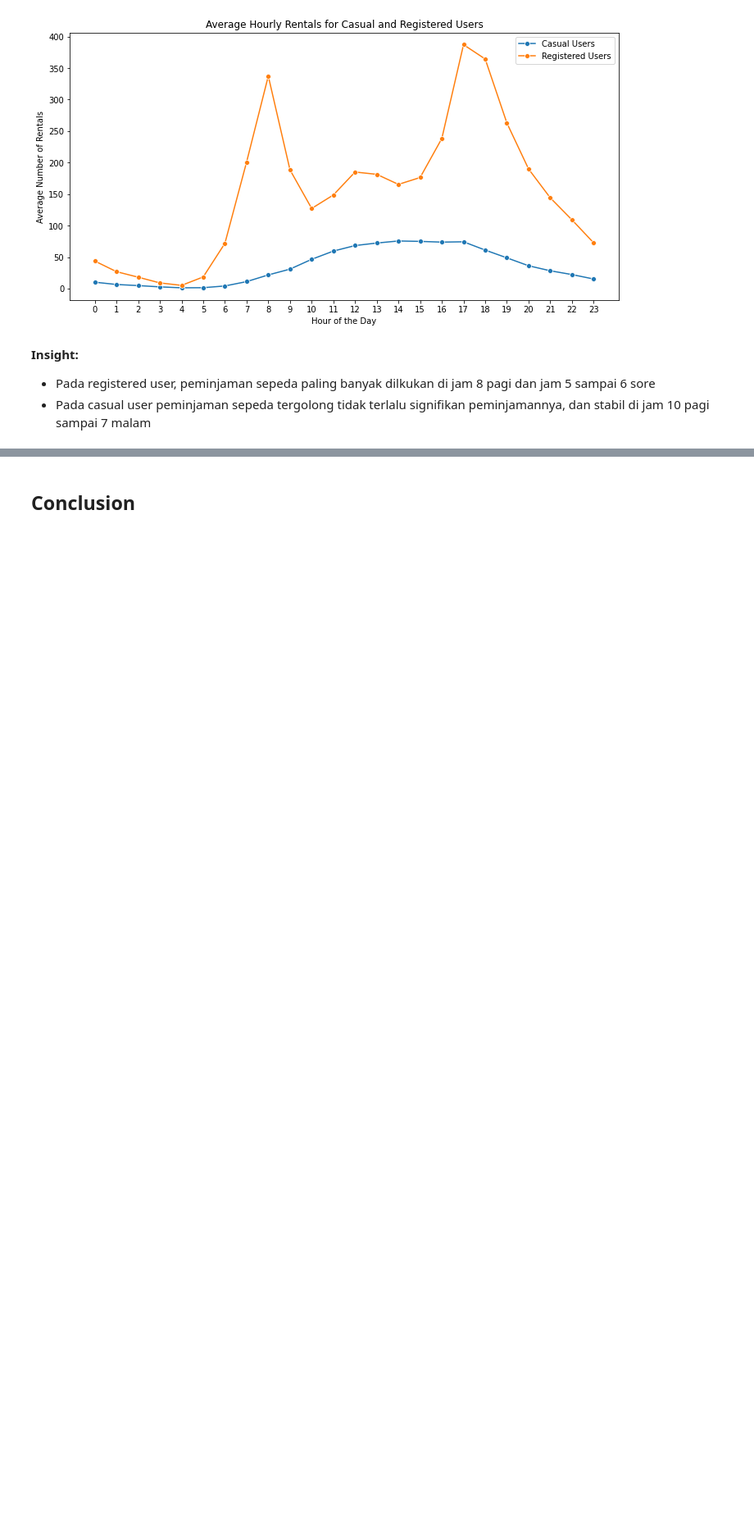
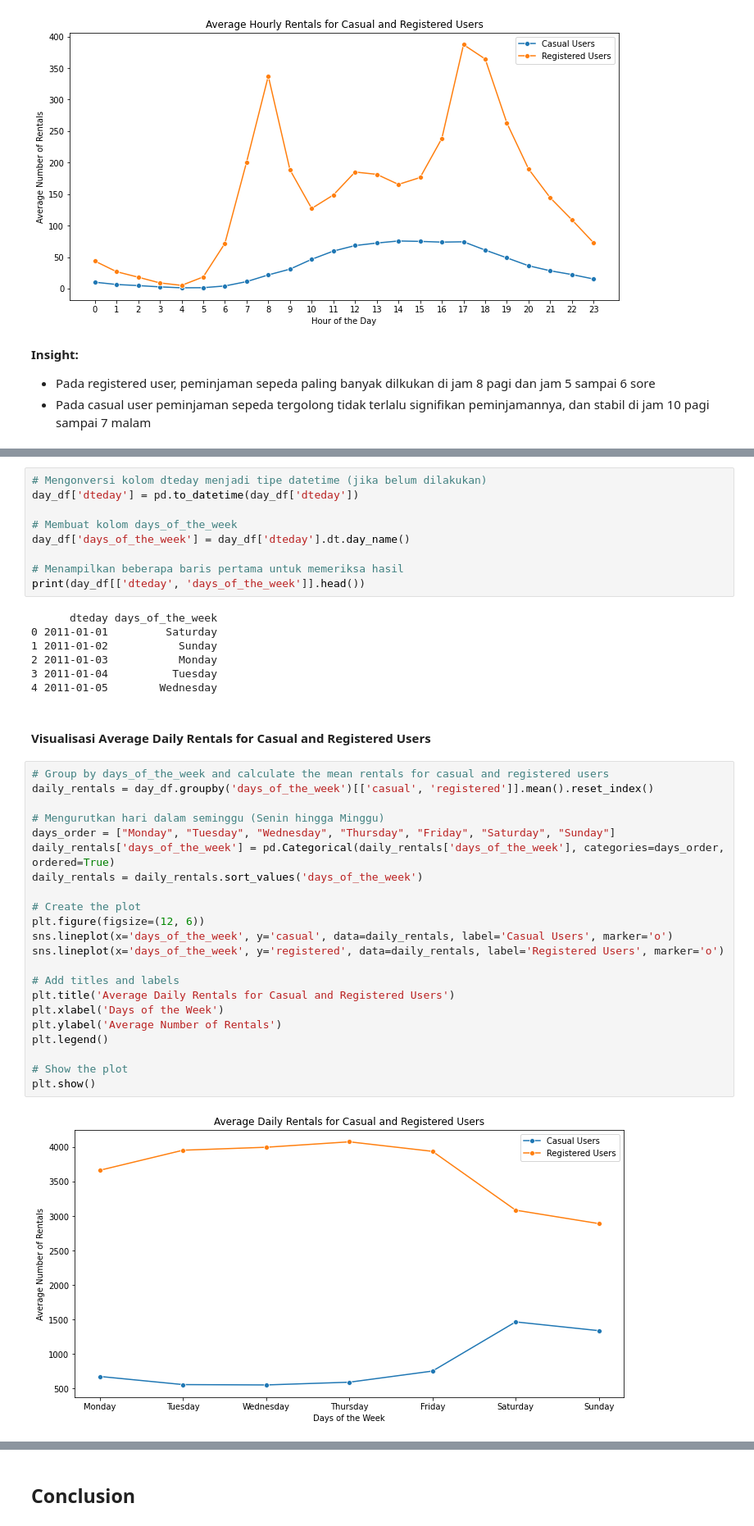
Before and after one commit to reinablqs/proyek_bike_sharing_analisis_data_dicoding, a Jupyter notebook: Proyek_Analisis_Data.ipynb, the cells around one changed output, grey strips where cells are left out. Shown: that part at 82% size. Drawn from its saved outputs; the diff is of its cells as text; blank space fills up the shorter version.

```diff
--- a/Proyek_Analisis_Data.ipynb
+++ b/Proyek_Analisis_Data.ipynb
@@ -413,0 +423,42 @@ plt.show()
+# %%
+# Mengonversi kolom dteday menjadi tipe datetime (jika belum dilakukan)
+day_df['dteday'] = pd.to_datetime(day_df['dteday'])
+
+# Membuat kolom days_of_the_week
+day_df['days_of_the_week'] = day_df['dteday'].dt.day_name()
+
+# Menampilkan beberapa baris pertama untuk memeriksa hasil
+print(day_df[['dteday', 'days_of_the_week']].head())
+# %% [output]
+      dteday days_of_the_week
+0 2011-01-01         Saturday
+1 2011-01-02           Sunday
+2 2011-01-03           Monday
+3 2011-01-04          Tuesday
+4 2011-01-05        Wednesday
+# %% [markdown]
+#### Visualisasi Average Daily Rentals for Casual and Registered Users
+# %%
+# Group by days_of_the_week and calculate the mean rentals for casual and registered users
+daily_rentals = day_df.groupby('days_of_the_week')[['casual', 'registered']].mean().reset_index()
+
+# Mengurutkan hari dalam seminggu (Senin hingga Minggu)
+days_order = ["Monday", "Tuesday", "Wednesday", "Thursday", "Friday", "Saturday", "Sunday"]
+daily_rentals['days_of_the_week'] = pd.Categorical(daily_rentals['days_of_the_week'], categories=days_order, ordered=True)
+daily_rentals = daily_rentals.sort_values('days_of_the_week')
+
+# Create the plot
+plt.figure(figsize=(12, 6))
+sns.lineplot(x='days_of_the_week', y='casual', data=daily_rentals, label='Casual Users', marker='o')
+sns.lineplot(x='days_of_the_week', y='registered', data=daily_rentals, label='Registered Users', marker='o')
+
+# Add titles and labels
+plt.title('Average Daily Rentals for Casual and Registered Users')
+plt.xlabel('Days of the Week')
+plt.ylabel('Average Number of Rentals')
+plt.legend()
+
+# Show the plot
+plt.show()
+# %% [output]
+[figure, added]
```
Also changed, not shown: parts of 18 cells of this notebook, 4 other files.
